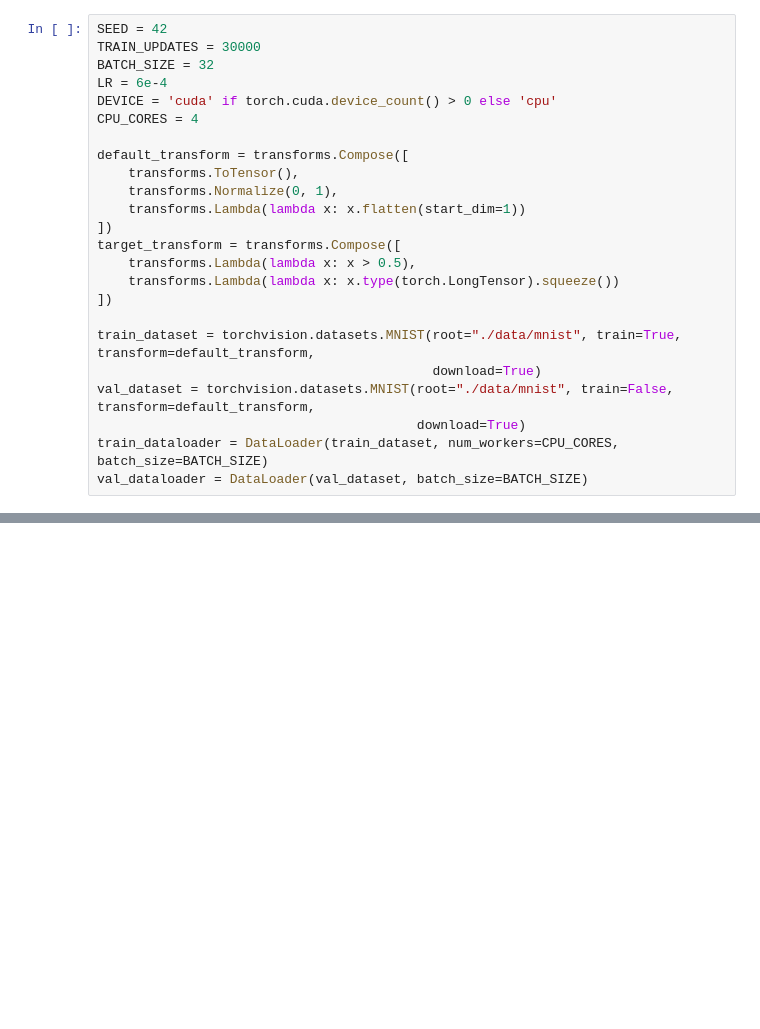
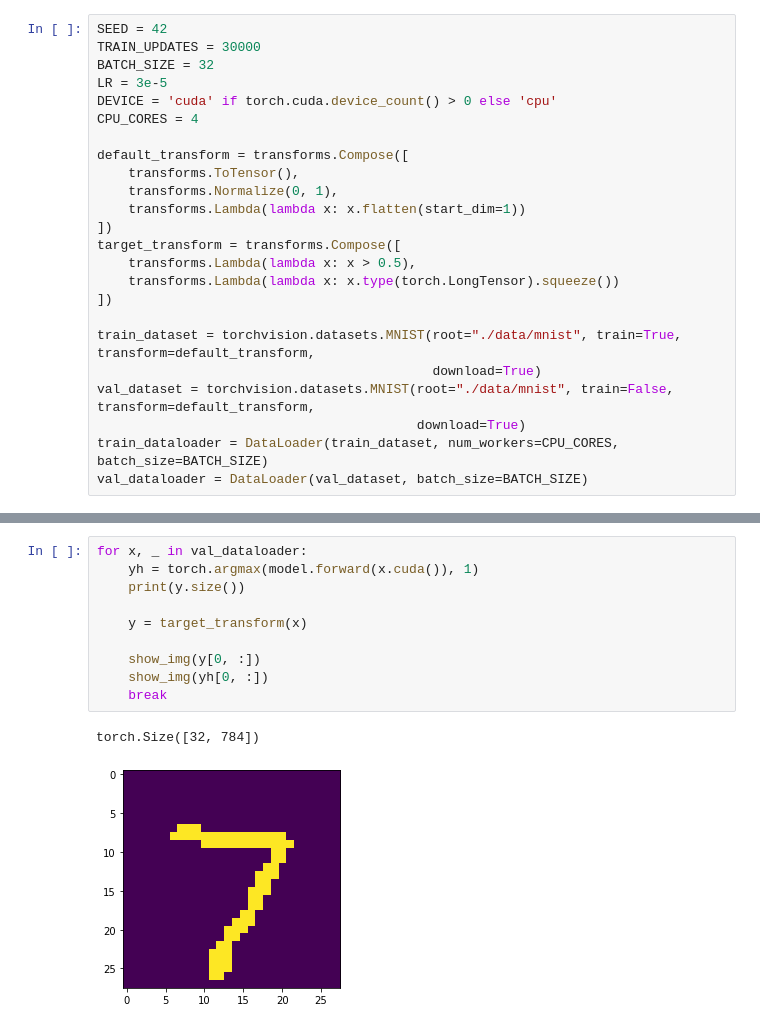
Before and after one commit to jhoffe/fagprojekt, a Jupyter notebook: Mnist/mnist.ipynb, the cells around one changed output, grey strips where cells are left out. Drawn from its saved outputs; the diff is of its cells as text; blank space fills up the shorter version.

```diff
--- a/Mnist/mnist.ipynb
+++ b/Mnist/mnist.ipynb
@@ -69,7 +117,7 @@ class CausalModel(nn.Module):
 SEED = 42
 TRAIN_UPDATES = 30000
 BATCH_SIZE = 32
-LR = 6e-4
+LR = 3e-5
 DEVICE = 'cuda' if torch.cuda.device_count() > 0 else 'cpu'
 CPU_CORES = 4
 
@@ -114,0 +178,13 @@ IndexError: Target 1 is out of bounds.
+# %%
+for x, _ in val_dataloader:
+    yh = torch.argmax(model.forward(x.cuda()), 1)
+    print(y.size())
+
+    y = target_transform(x)
+
+    show_img(y[0, :])
+    show_img(yh[0, :])
+    break
+# %% [output]
+torch.Size([32, 784])
+[figure, added]
```
Also changed, not shown: parts of 7 cells of this notebook, 2 other files.
